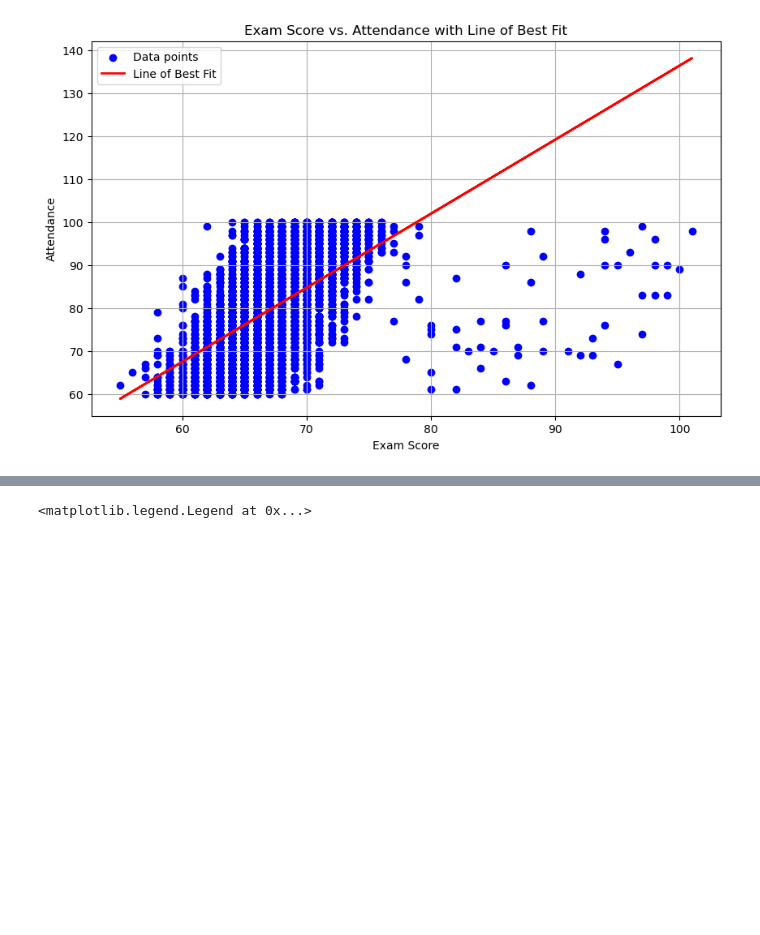
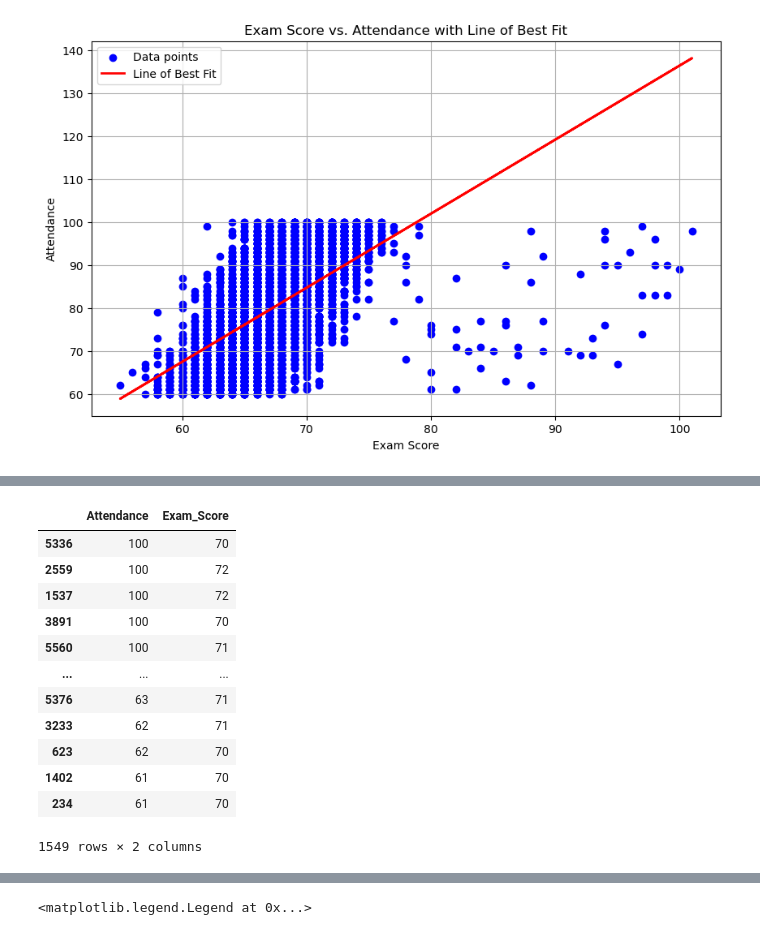
Before and after one commit to ThomasShikalepo/Data-Analysis, a Jupyter notebook: StudentPeromanceFactors.ipynb, the cells around one changed output, grey strips where cells are left out. Drawn from its saved outputs; the diff is of its cells as text; code cells hidden in the pictures; blank space fills up the shorter version.

```diff
--- a/StudentPeromanceFactors.ipynb
+++ b/StudentPeromanceFactors.ipynb
@@ -243,0 +243,19 @@ plt.show()
+# %%
+# Filtering the data for students who got merit, with Exam_Score between 70 and 75 (inclusive)
+# Sorting them by Attendance in descending order, and selecting only 'Attendance' and 'Exam_Score' columns
+merit = df.loc[(df['Exam_Score'] >= 70) & (df['Exam_Score'] <= 75)].sort_values("Attendance",ascending=False)[['Attendance','Exam_Score']]
+merit
+# %% [output]
+|  | Attendance | Exam_Score |
+| 5336 | 100 | 70 |
+| 2559 | 100 | 72 |
+| 1537 | 100 | 72 |
+| 3891 | 100 | 70 |
+| 5560 | 100 | 71 |
+| ... | ... | ... |
+| 5376 | 63 | 71 |
+| 3233 | 62 | 71 |
+| 623 | 62 | 70 |
+| 1402 | 61 | 70 |
+| 234 | 61 | 70 |
+1549 rows × 2 columns
```
Also changed, not shown: parts of 10 cells of this notebook.
